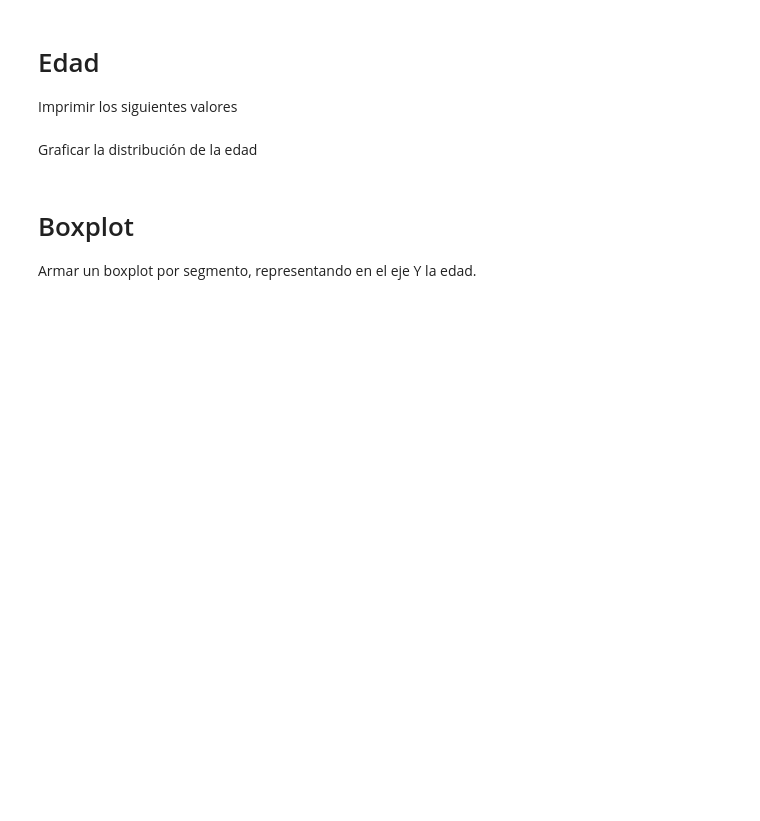
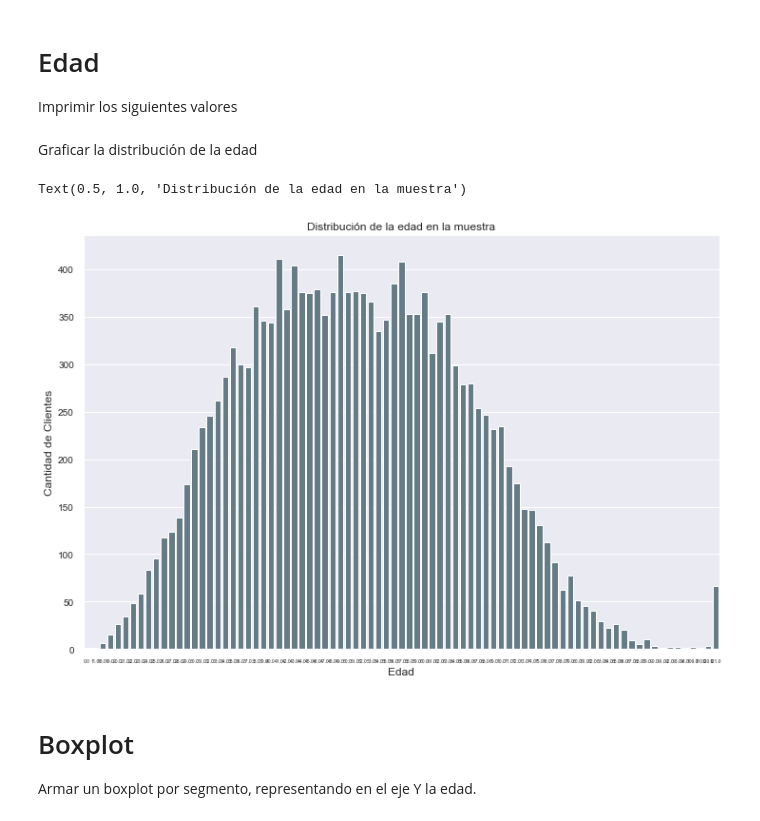
Before and after one commit to adelgado24/UCEMA_POO, a Jupyter notebook: 05-viz/01_eda_nps_ejercicio.ipynb, the cells around one changed output. Saved outputs shown, nothing was run; the diff lists cells and outputs as text; code cells hidden in the pictures; blank space fills up the shorter version.

```diff
--- a/05-viz/01_eda_nps_ejercicio.ipynb
+++ b/05-viz/01_eda_nps_ejercicio.ipynb
@@ -391,9 +437,15 @@ Graficar la distribución de la edad
 # %%
 rcParams['figure.figsize'] = 12,8
 sns.set()
 plt.rc('xtick', labelsize=5)
 plt.rc('ytick', labelsize=10)
-#codigo del gráfico
+sns.countplot(x = 'AGE', data = df,color = "#607d8b")
+plt.xlabel("Edad")
+plt.ylabel("Cantidad de Clientes")
+plt.title("Distribución de la edad en la muestra")
+# %% [output]
+Text(0.5, 1.0, 'Distribución de la edad en la muestra')
+[figure, added]
 # %% [markdown]
 # Boxplot
 
```
Also changed, not shown: parts of 14 cells of this notebook, 1 other file.
